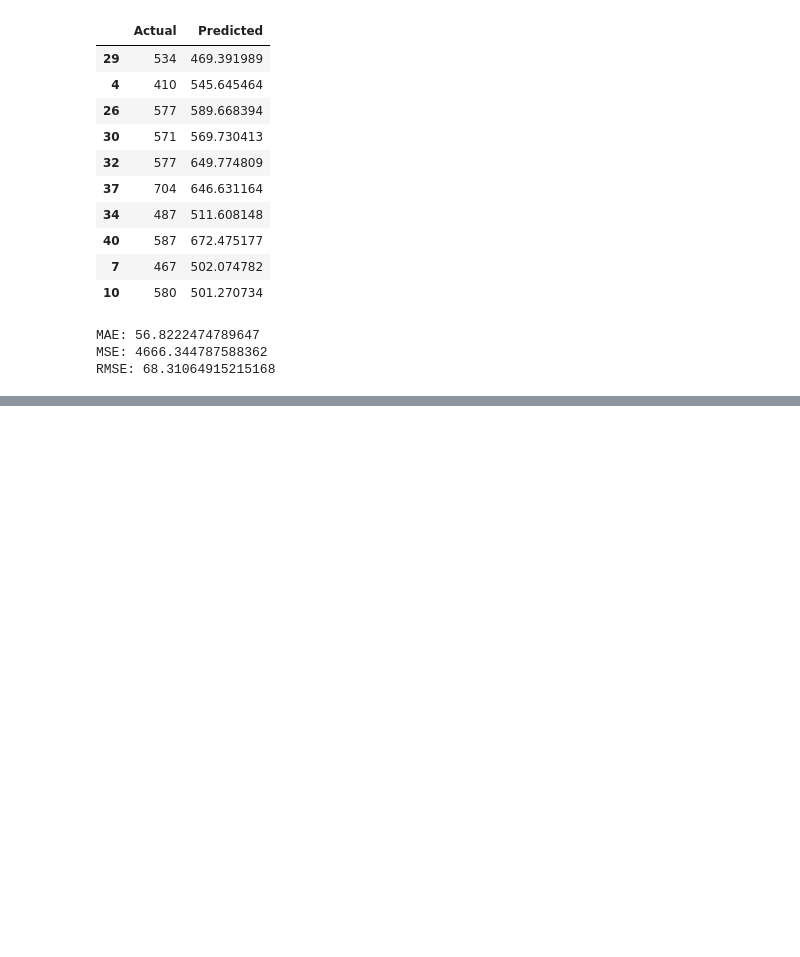
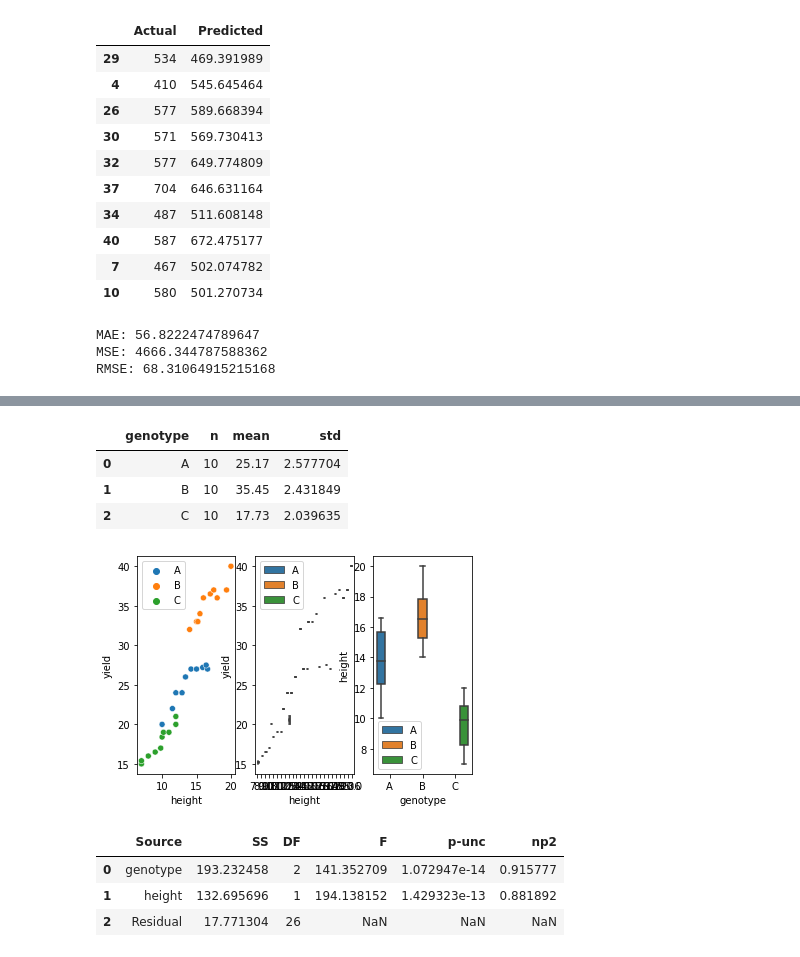
Before and after one commit to zhanyyy7/inf2178h-w22-exp-design-datascience, a Jupyter notebook: notebooks/inclass.ipynb, the cells around one changed output, grey strips where cells are left out. Drawn from its saved outputs; the diff is of its cells as text; code cells hidden in the pictures; blank space fills up the shorter version.

```diff
--- a/notebooks/inclass.ipynb
+++ b/notebooks/inclass.ipynb
@@ -340,3 +340,7 @@ print('RMSE:', np.sqrt(metrics.mean_squared_error(y_test,y_pred)))
 MAE: 56.8222474789647
 MSE: 4666.344787588362
 RMSE: 68.31064915215168
+# %%
+#ANCOVA example
+df = pd.read_csv("/Users/shionguha/Documents/GitHub/inf2178h-w22-exp-design-datascience/data/ancova_data.csv")
+df.head(5)
@@ -342,0 +356,26 @@ RMSE: 68.31064915215168
+# %%
+df >> group_by(X.genotype) >> summarize(n=X['yield'].count(), mean =X['yield'].mean(), std =X['yield'].std())
+# %% [output]
+|  | genotype | n | mean | std |
+| 0 | A | 10 | 25.17 | 2.577704 |
+| 1 | B | 10 | 35.45 | 2.431849 |
+| 2 | C | 10 | 17.73 | 2.039635 |
+# %%
+import seaborn as sns
+import matplotlib.pyplot as plt
+fig, axs = plt.subplots(ncols=3)
+sns.scatterplot(data=df,x="height",y="yield",hue=df.genotype.tolist(), ax=axs[0])
+sns.boxplot(data=df,x="height",y="yield",hue=df.genotype.tolist(), ax=axs[1])
+sns.boxplot(data=df,x="genotype",y="height",hue=df.genotype.tolist(), ax=axs[2])
+plt.show()
+# %% [output]
+[figure, added]
+# %%
+#building ancova model
+from pingouin import ancova
+ancova(data=df,dv='yield',covar='height',between='genotype')
+# %% [output]
+|  | Source | SS | DF | F | p-unc | np2 |
+| 0 | genotype | 193.232458 | 2 | 141.352709 | 1.072947e-14 | 0.915777 |
+| 1 | height | 132.695696 | 1 | 194.138152 | 1.429323e-13 | 0.881892 |
+| 2 | Residual | 17.771304 | 26 | NaN | NaN | NaN |
```
Also changed, not shown: parts of 14 cells of this notebook, 2 other files.
